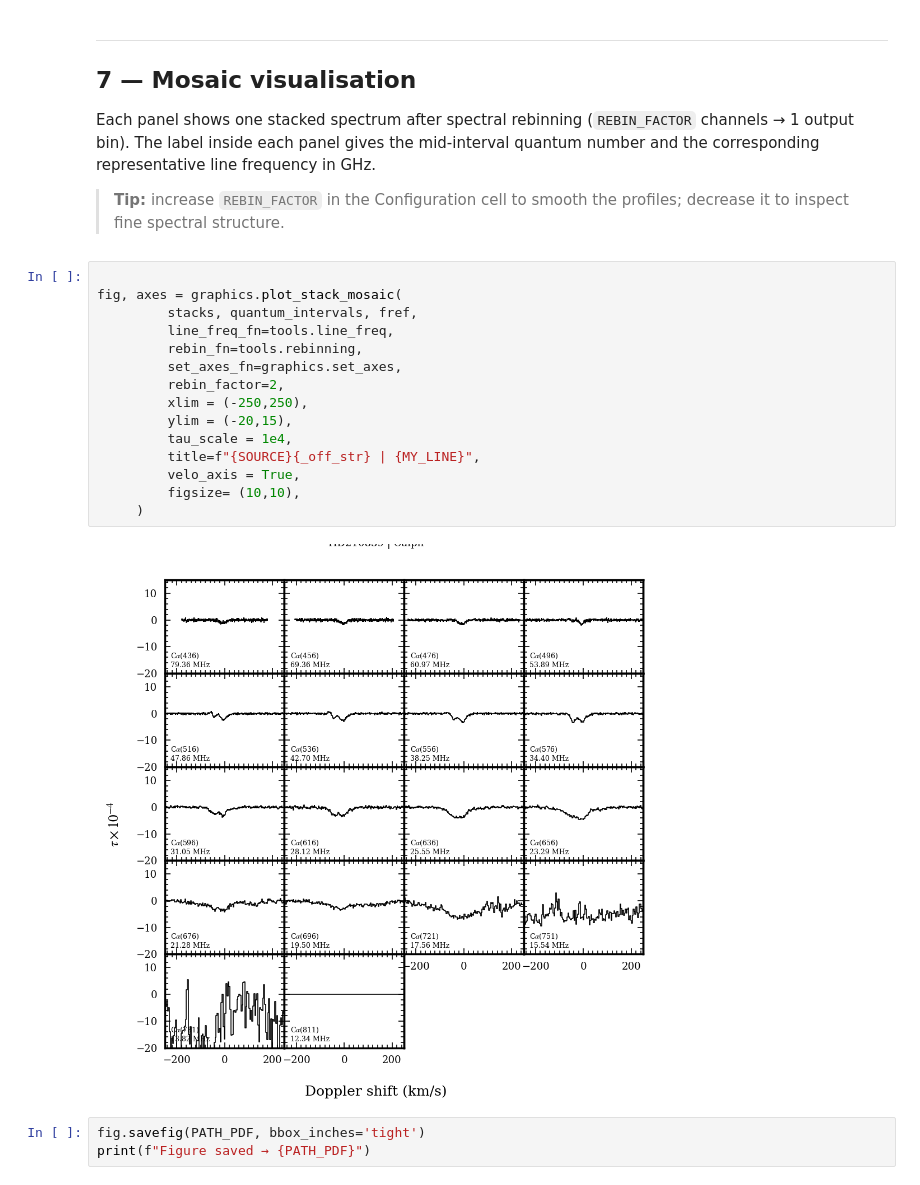
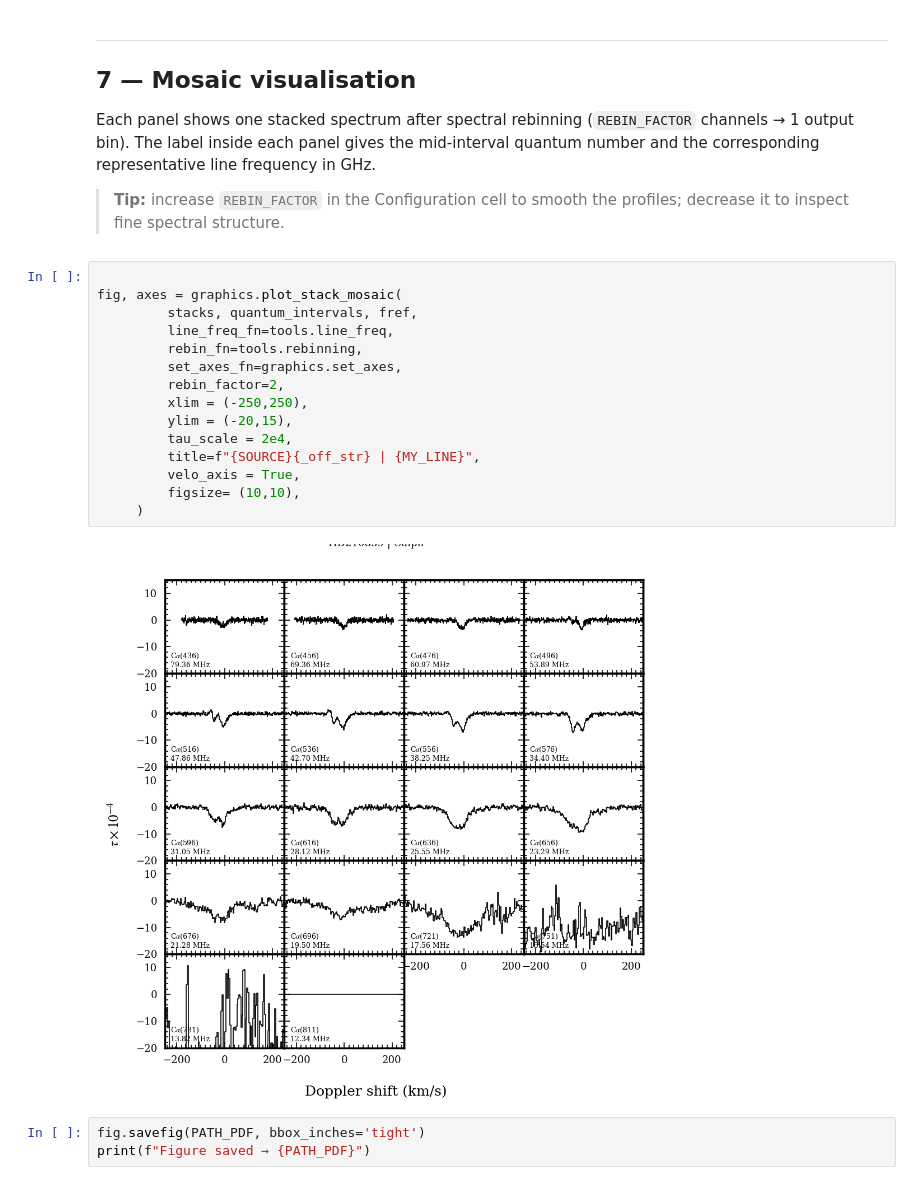
Before and after one commit to LucieCros/rrl-ism-analysis, a Jupyter notebook: notebooks/3_Stacking.ipynb, the cells around one changed output. Saved outputs shown, nothing was run; the diff lists cells and outputs as text.

```diff
--- a/notebooks/3_Stacking.ipynb
+++ b/notebooks/3_Stacking.ipynb
@@ -369,20 +394,20 @@ and the corresponding representative line frequency in GHz.
 # %%
 
 fig, axes = graphics.plot_stack_mosaic(
          stacks, quantum_intervals, fref,
          line_freq_fn=tools.line_freq,
          rebin_fn=tools.rebinning,
          set_axes_fn=graphics.set_axes,
          rebin_factor=2,
          xlim = (-250,250),
          ylim = (-20,15),
-         tau_scale = 1e4,
+         tau_scale = 2e4,
          title=f"{SOURCE}{_off_str} | {MY_LINE}",
          velo_axis = True,
          figsize= (10,10),
      )
 # %% [output]
-[figure, old version]
+[figure, new version]
 # %%
 fig.savefig(PATH_PDF, bbox_inches='tight')
 print(f"Figure saved → {PATH_PDF}")
```
Also changed, not shown: parts of 6 cells of this notebook, 1 other file.
